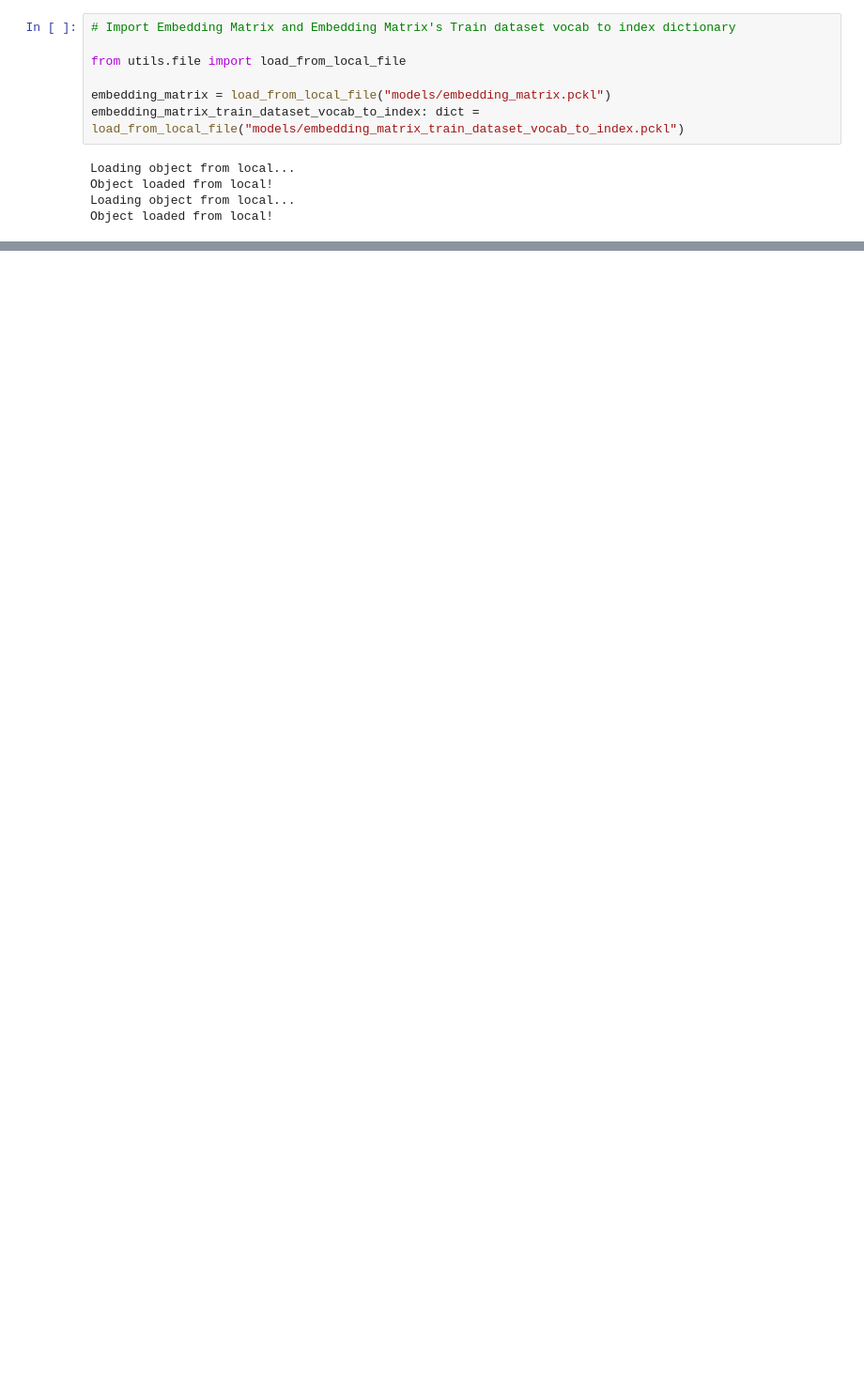
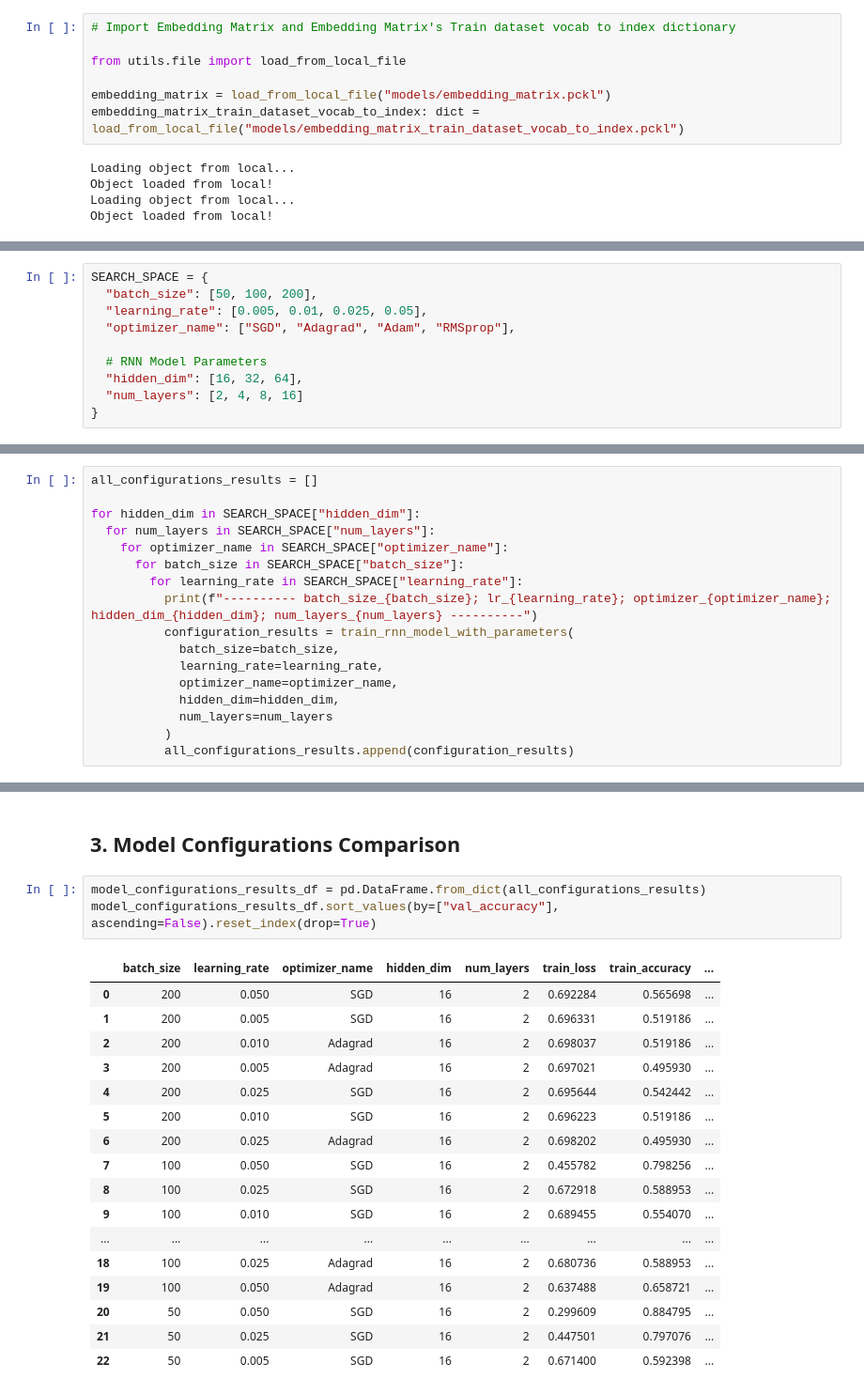
Before and after one commit to xJQx/sc4002-nlp-sentiment-classification, a Jupyter notebook: part2.ipynb, the cells around one changed output, grey strips where cells are left out. Shown at 94% size. Saved outputs shown, nothing was run; the diff lists cells and outputs as text; blank space fills up the shorter version.

Commit message:
part 2 - add TextDataset + model params search

```diff
--- a/part2.ipynb
+++ b/part2.ipynb
@@ -80,3 +33,13 @@ class TextDataset(Dataset):
+# %%
+SEARCH_SPACE = {
+  "batch_size": [50, 100, 200],
+  "learning_rate": [0.005, 0.01, 0.025, 0.05],
+  "optimizer_name": ["SGD", "Adagrad", "Adam", "RMSprop"],
+
+  # RNN Model Parameters
+  "hidden_dim": [16, 32, 64],
+  "num_layers": [2, 4, 8, 16]
+}
 # %%
 from models.RNN import RNN
 import torch.nn as nn
@@ -147,0 +176,17 @@ train(
+# %%
+all_configurations_results = []
+
+for hidden_dim in SEARCH_SPACE["hidden_dim"]:
+  for num_layers in SEARCH_SPACE["num_layers"]:
+    for optimizer_name in SEARCH_SPACE["optimizer_name"]:
+      for batch_size in SEARCH_SPACE["batch_size"]:
+        for learning_rate in SEARCH_SPACE["learning_rate"]:
+          print(f"---------- batch_size_{batch_size}; lr_{learning_rate}; optimizer_{optimizer_name}; hidden_dim_{hidden_dim}; num_layers_{num_layers} ----------")
+          configuration_results = train_rnn_model_with_parameters(
+            batch_size=batch_size,
+            learning_rate=learning_rate,
+            optimizer_name=optimizer_name,
+            hidden_dim=hidden_dim,
+            num_layers=num_layers
+          )
+          all_configurations_results.append(configuration_results)
@@ -147,0 +207,23 @@ train(
+# %% [markdown]
+## 3. Model Configurations Comparison
+# %%
+model_configurations_results_df = pd.DataFrame.from_dict(all_configurations_results)
+model_configurations_results_df.sort_values(by=["val_accuracy"], ascending=False).reset_index(drop=True)
+# %% [output]
+|  | batch_size | learning_rate | optimizer_name | hidden_dim | num_layers | train_loss | train_accuracy | ... |
+| 0 | 200 | 0.050 | SGD | 16 | 2 | 0.692284 | 0.565698 | ... |
+| 1 | 200 | 0.005 | SGD | 16 | 2 | 0.696331 | 0.519186 | ... |
+| 2 | 200 | 0.010 | Adagrad | 16 | 2 | 0.698037 | 0.519186 | ... |
+| 3 | 200 | 0.005 | Adagrad | 16 | 2 | 0.697021 | 0.495930 | ... |
+| 4 | 200 | 0.025 | SGD | 16 | 2 | 0.695644 | 0.542442 | ... |
+| 5 | 200 | 0.010 | SGD | 16 | 2 | 0.696223 | 0.519186 | ... |
+| 6 | 200 | 0.025 | Adagrad | 16 | 2 | 0.698202 | 0.495930 | ... |
+| 7 | 100 | 0.050 | SGD | 16 | 2 | 0.455782 | 0.798256 | ... |
+| 8 | 100 | 0.025 | SGD | 16 | 2 | 0.672918 | 0.588953 | ... |
+| 9 | 100 | 0.010 | SGD | 16 | 2 | 0.689455 | 0.554070 | ... |
+| ... | ... | ... | ... | ... | ... | ... | ... | ... |
+| 18 | 100 | 0.025 | Adagrad | 16 | 2 | 0.680736 | 0.588953 | ... |
+| 19 | 100 | 0.050 | Adagrad | 16 | 2 | 0.637488 | 0.658721 | ... |
+| 20 | 50 | 0.050 | SGD | 16 | 2 | 0.299609 | 0.884795 | ... |
+| 21 | 50 | 0.025 | SGD | 16 | 2 | 0.447501 | 0.797076 | ... |
+| 22 | 50 | 0.005 | SGD | 16 | 2 | 0.671400 | 0.592398 | ... |
```
Also changed, not shown: parts of 10 cells of this notebook, 3 other files.
